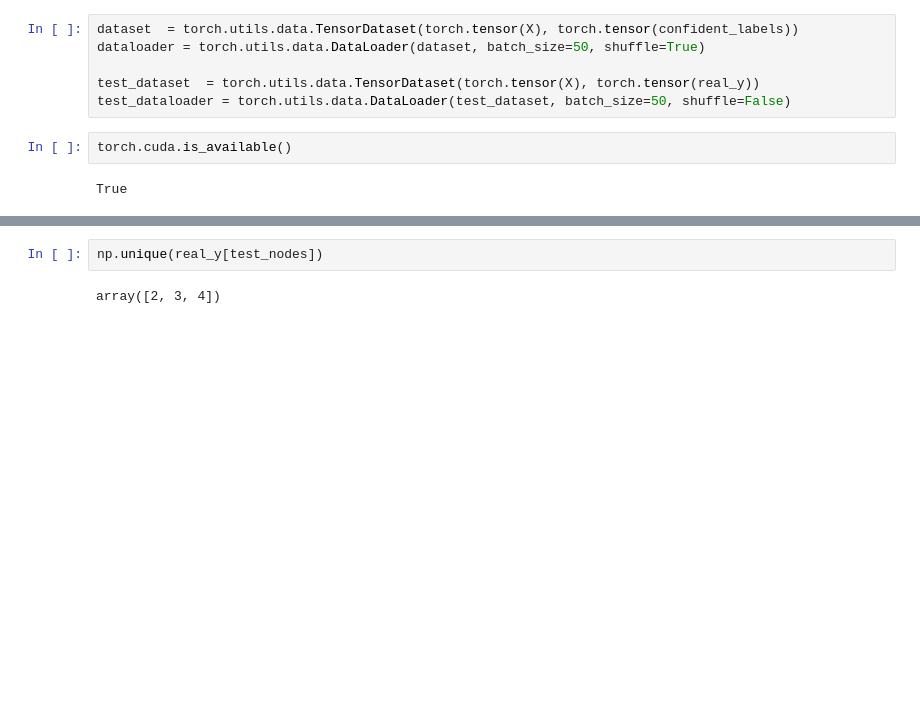
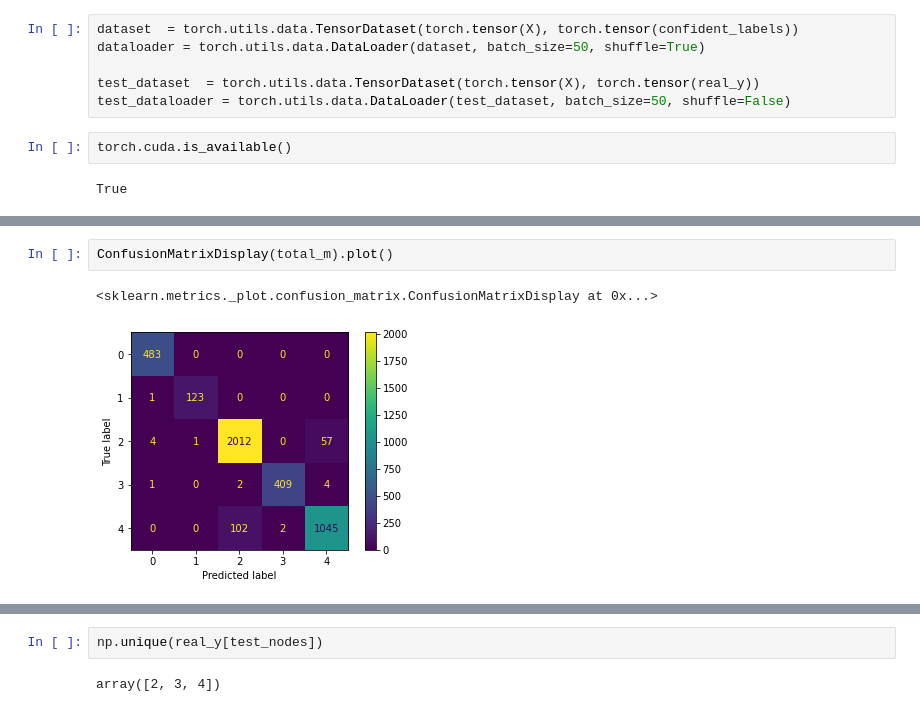
Before and after one commit to lewinsohndp/scSHARP, a Jupyter notebook: pbmc_proto_analysis.ipynb, the cells around one changed output, grey strips where cells are left out. Saved outputs shown, nothing was run; the diff lists cells and outputs as text; blank space fills up the shorter version.

```diff
--- a/pbmc_proto_analysis.ipynb
+++ b/pbmc_proto_analysis.ipynb
@@ -268,0 +272,5 @@ m.validation_metrics(test_dataloader, train_nodes, test_nodes)
+# %%
+ConfusionMatrixDisplay(total_m).plot()
+# %% [output]
+<sklearn.metrics._plot.confusion_matrix.ConfusionMatrixDisplay at 0x...>
+[figure, added]
```
Also changed, not shown: parts of 26 cells of this notebook, 3 other files.
